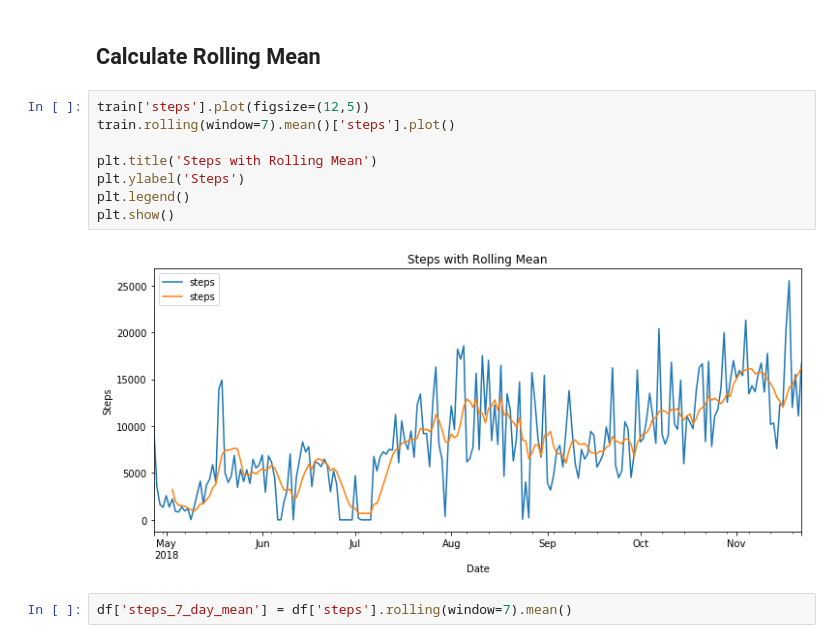
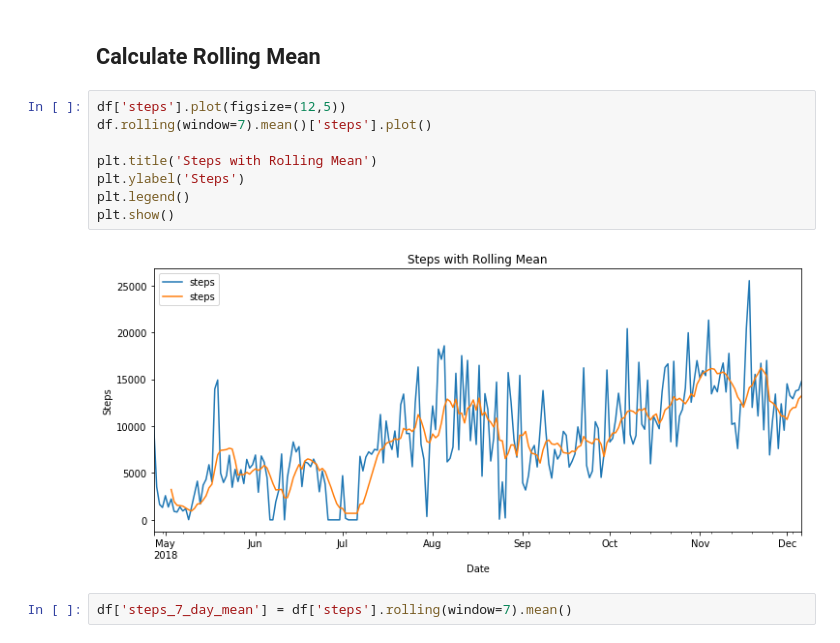
Before and after one commit to U-Gotta-Have-Faith/time_series, a Jupyter notebook: Sean _faith_acquire-Copy1.ipynb, the cells around one changed output. Saved outputs shown, nothing was run; the diff lists cells and outputs as text.

```diff
--- a/Sean _faith_acquire-Copy1.ipynb
+++ b/Sean _faith_acquire-Copy1.ipynb
@@ -381,15 +494,15 @@ df.drop(columns=['month', 'weekday', 'floors'], inplace=True)
 # %% [markdown]
 ## Calculate Rolling Mean
 # %%
-train['steps'].plot(figsize=(12,5))
-train.rolling(window=7).mean()['steps'].plot()
+df['steps'].plot(figsize=(12,5))
+df.rolling(window=7).mean()['steps'].plot()
 
 plt.title('Steps with Rolling Mean')
 plt.ylabel('Steps')
 plt.legend()
 plt.show()
 # %% [output]
-[figure, old version]
+[figure, new version]
 # %%
 df['steps_7_day_mean'] = df['steps'].rolling(window=7).mean()
 # %%
```
Also changed, not shown: parts of 26 cells of this notebook.
